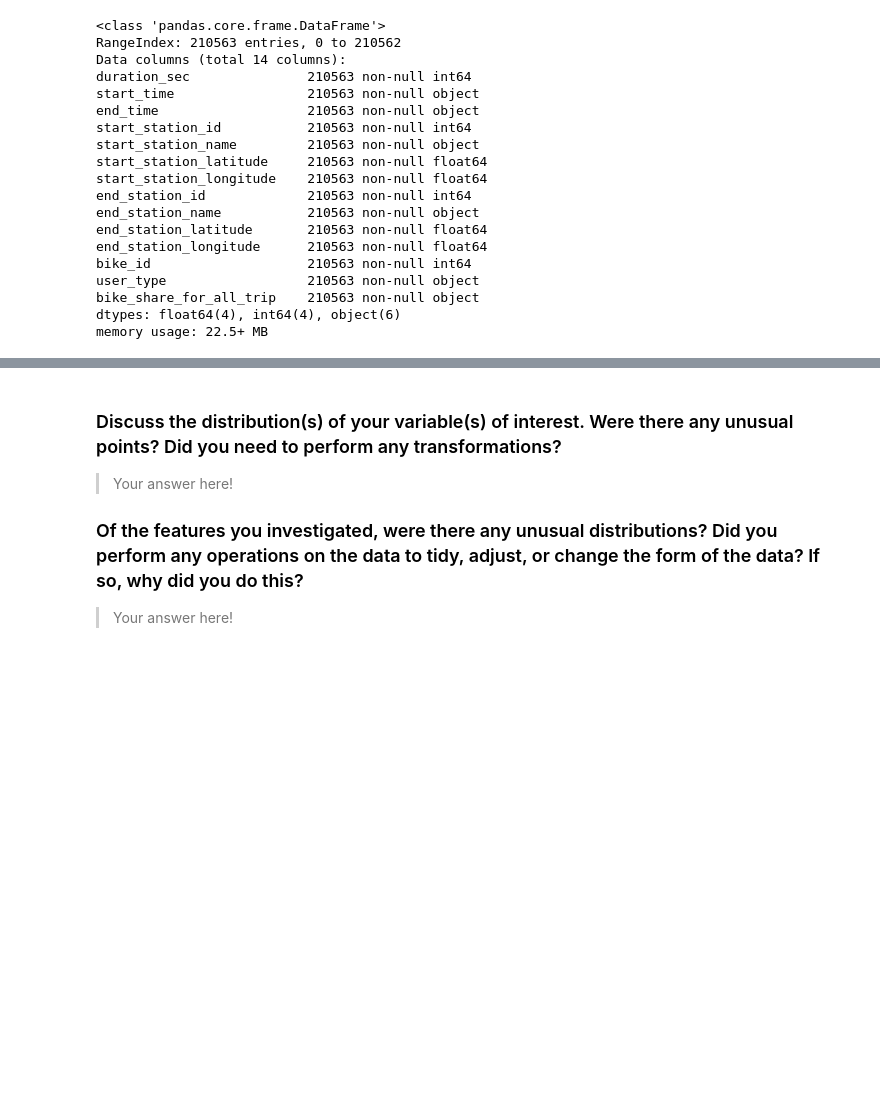
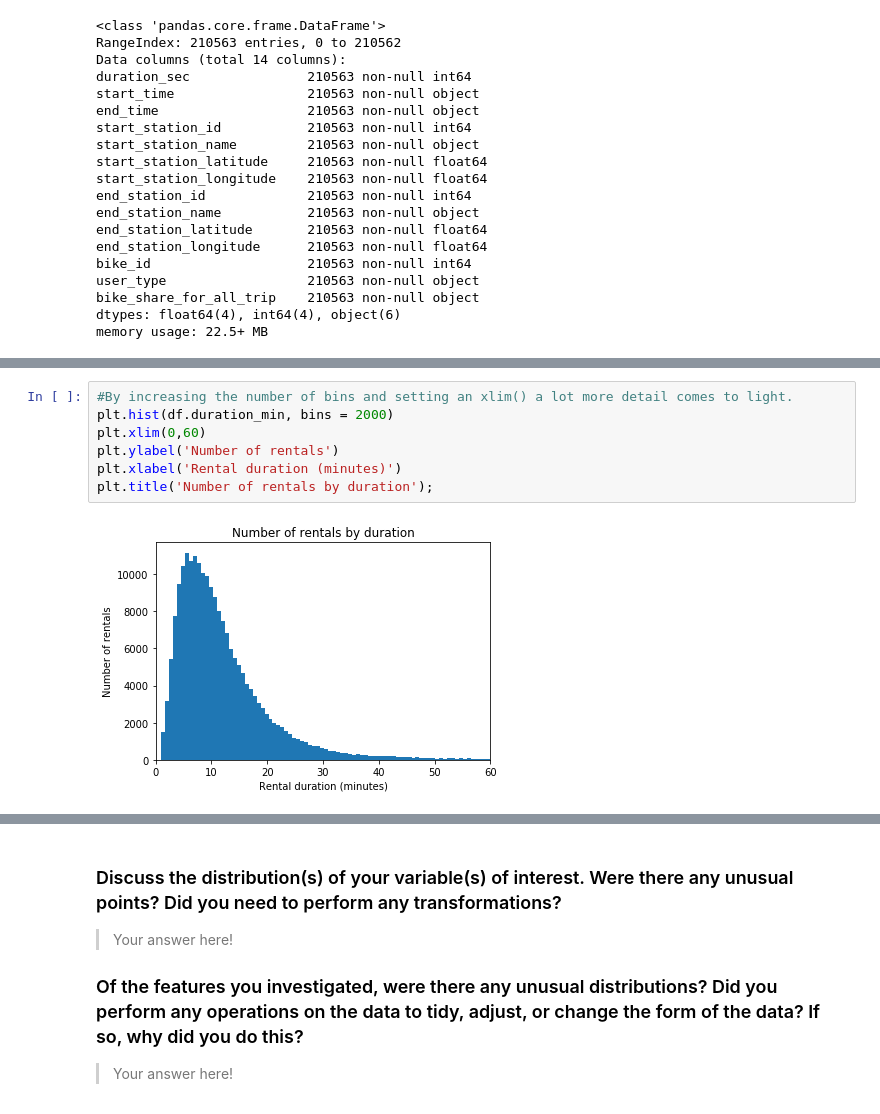
Before and after one commit to RachelStrate/Communicate-Findings-Project, a Jupyter notebook: exploration_template.ipynb, the cells around one changed output, grey strips where cells are left out. Drawn from its saved outputs; the diff is of its cells as text; blank space fills up the shorter version.

```diff
--- a/exploration_template.ipynb
+++ b/exploration_template.ipynb
@@ -107,0 +346,9 @@ you plan on investigating next.
+# %%
+#By increasing the number of bins and setting an xlim() a lot more detail comes to light.
+plt.hist(df.duration_min, bins = 2000)
+plt.xlim(0,60)
+plt.ylabel('Number of rentals')
+plt.xlabel('Rental duration (minutes)')
+plt.title('Number of rentals by duration');
+# %% [output]
+[figure, added]
```
Also changed, not shown: parts of 94 cells of this notebook.
